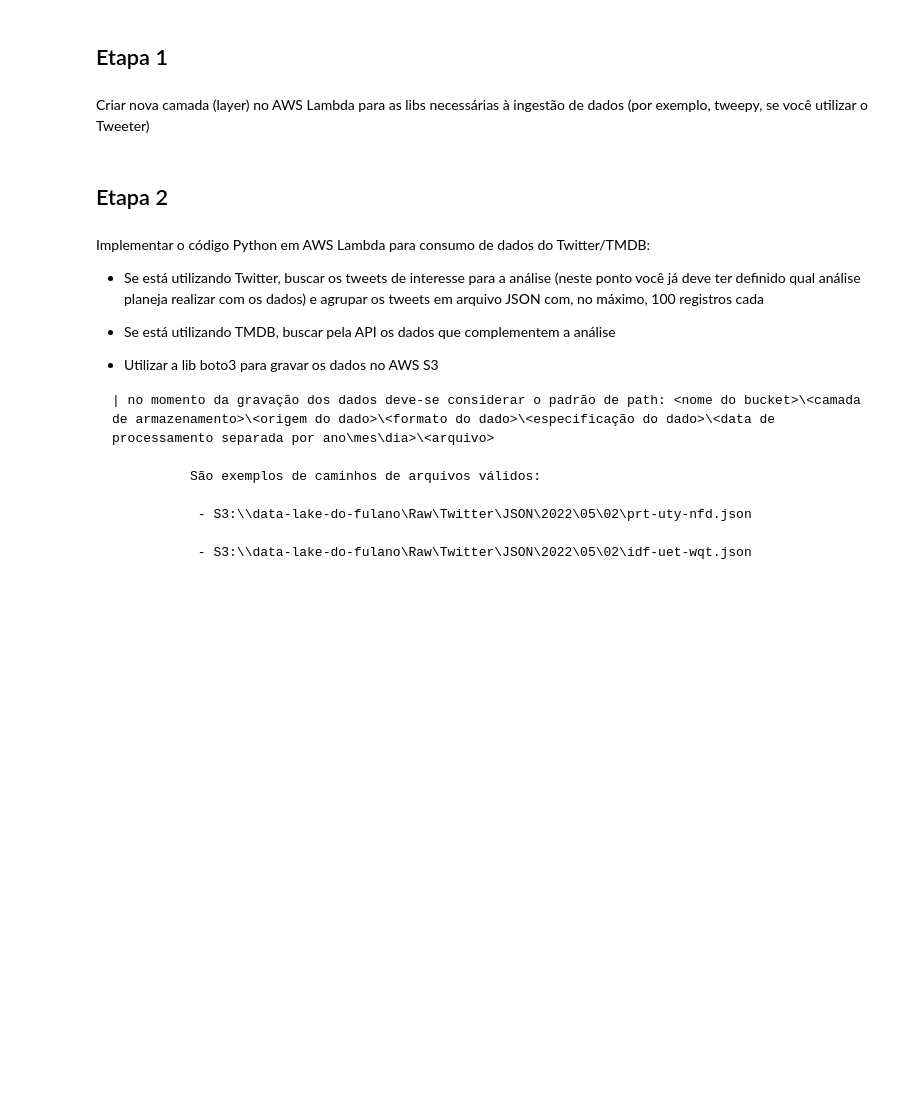
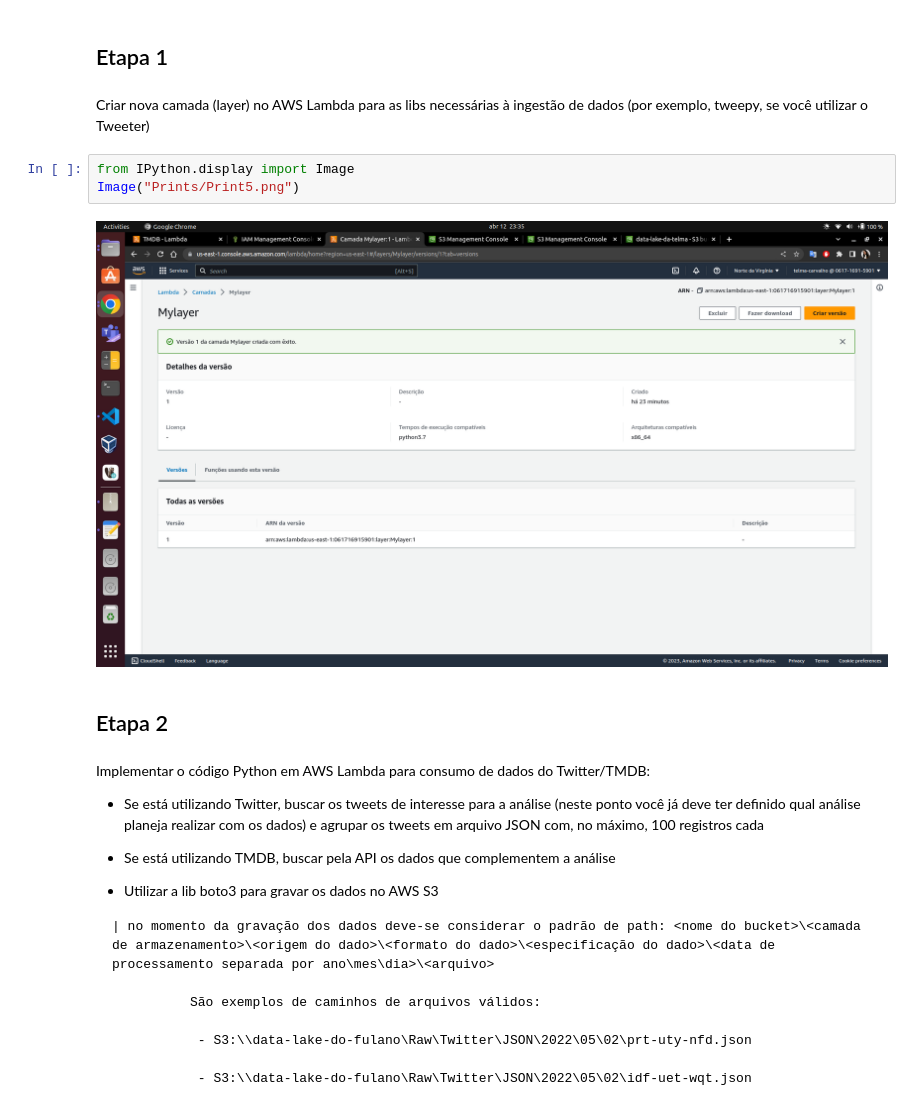
Before and after one commit to telmacarvalho/programa_de_bolsas_compass, a Jupyter notebook: Sprint_8/Tarefa_3.ipynb, the cells around one changed output. Drawn from its saved outputs; the diff is of its cells as text; blank space fills up the shorter version.

Commit message:
Adicionando código e prints da tarefa 3 do desafio

```diff
--- a/Sprint_8/Tarefa_3.ipynb
+++ b/Sprint_8/Tarefa_3.ipynb
@@ -12,6 +12,11 @@ Em sua conta AWS, no serviço **AWS Lambda**, realize as seguintes atividades:
 ## Etapa 1
 # %% [markdown]
 Criar nova camada (layer) no AWS Lambda para as libs necessárias à ingestão de dados (por exemplo,  tweepy, se você utilizar o Tweeter)
+# %%
+from IPython.display import Image
+Image("Prints/Print5.png")
+# %% [output]
+[figure, added]
 # %% [markdown]
 ## Etapa 2
 # %% [markdown]
```
Also changed, not shown: parts of 6 cells of this notebook, 3 other files.
